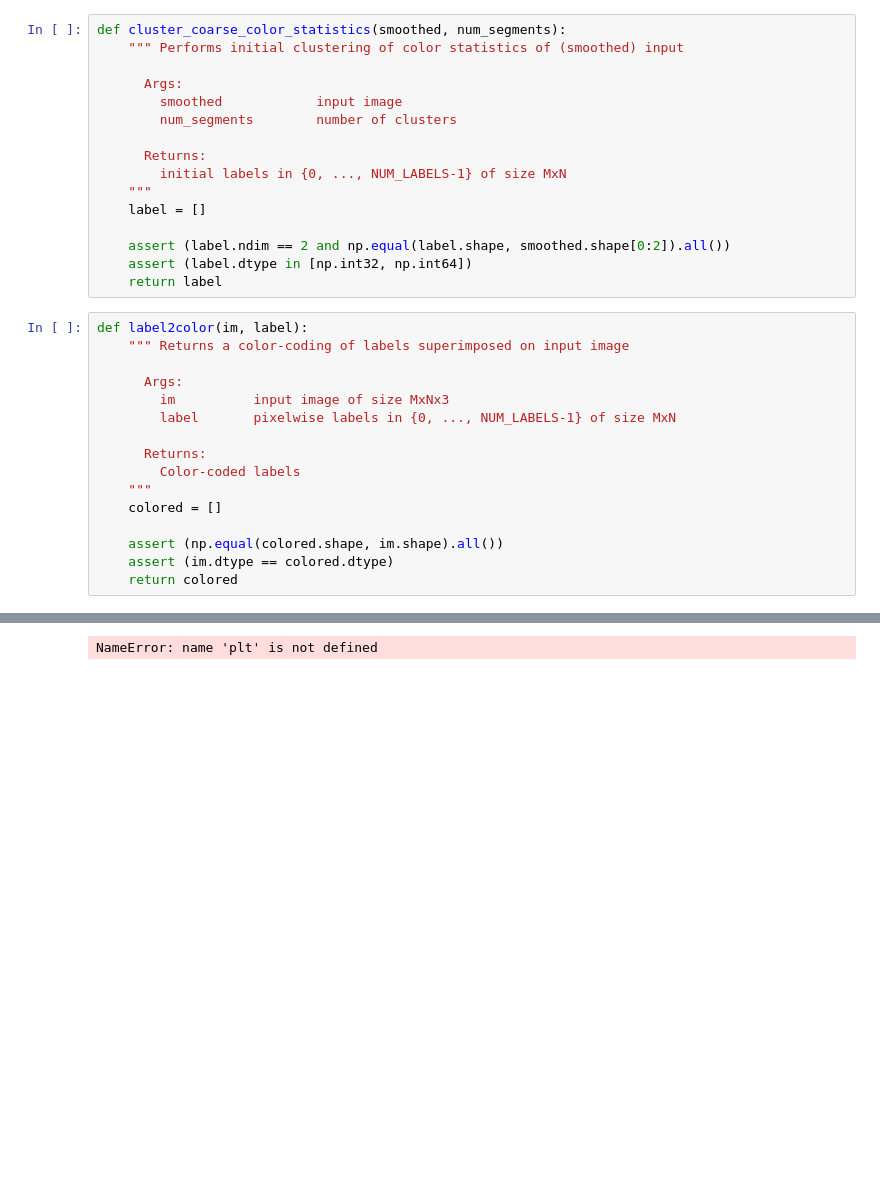
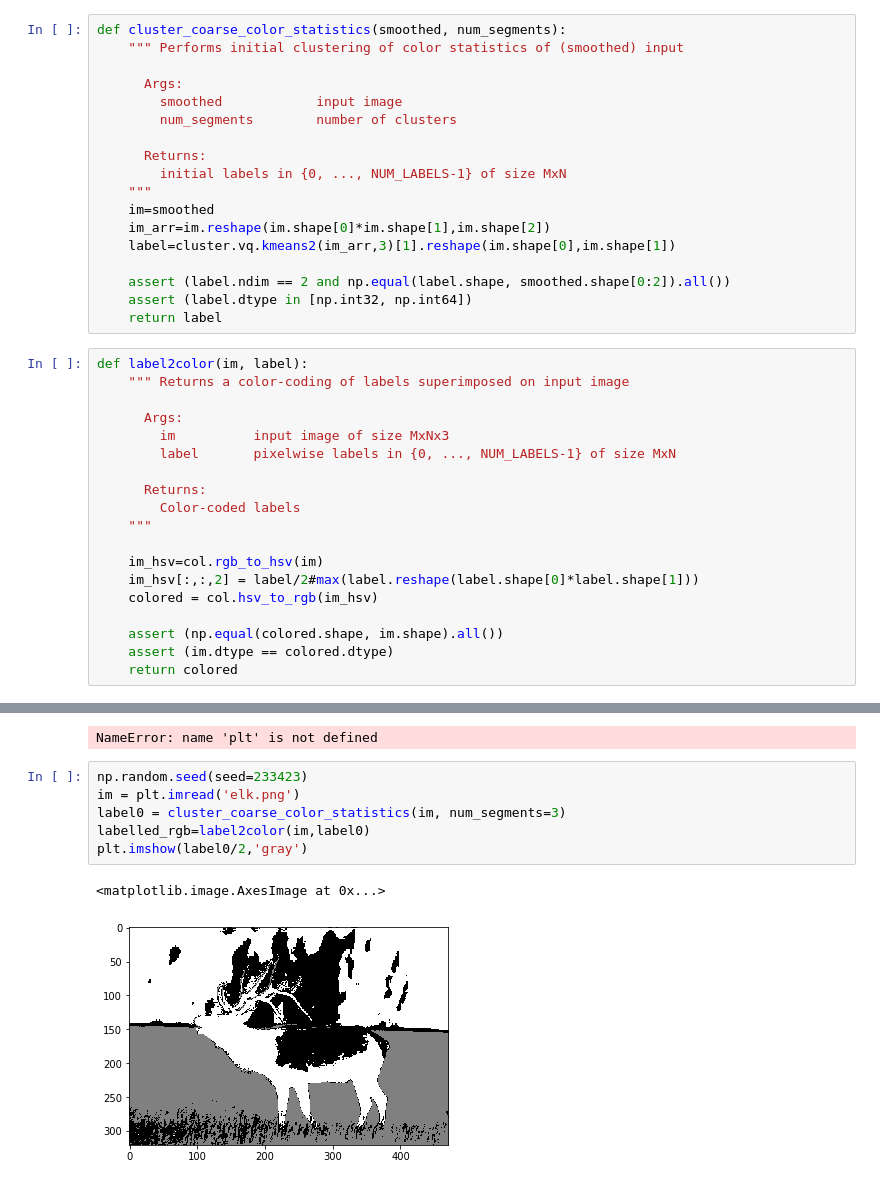
Before and after one commit to N1kYan/Computer-Vison-2, a Jupyter notebook: asgn4/skeleton/Untitled.ipynb, the cells around one changed output, grey strips where cells are left out. Saved outputs shown, nothing was run; the diff lists cells and outputs as text; blank space fills up the shorter version.

Commit message:
implemented labelling and label2color

```diff
--- a/asgn4/skeleton/Untitled.ipynb
+++ b/asgn4/skeleton/Untitled.ipynb
@@ -55,7 +56,9 @@ def cluster_coarse_color_statistics(smoothed, num_segments):
       Returns:
         initial labels in {0, ..., NUM_LABELS-1} of size MxN
     """
-    label = []
+    im=smoothed
+    im_arr=im.reshape(im.shape[0]*im.shape[1],im.shape[2])
+    label=cluster.vq.kmeans2(im_arr,3)[1].reshape(im.shape[0],im.shape[1])
 
     assert (label.ndim == 2 and np.equal(label.shape, smoothed.shape[0:2]).all())
     assert (label.dtype in [np.int32, np.int64])
@@ -71,7 +74,10 @@ def label2color(im, label):
       Returns:
         Color-coded labels
     """
-    colored = []
+
+    im_hsv=col.rgb_to_hsv(im)
+    im_hsv[:,:,2] = label/2#max(label.reshape(label.shape[0]*label.shape[1]))
+    colored = col.hsv_to_rgb(im_hsv)
 
     assert (np.equal(colored.shape, im.shape).all())
     assert (im.dtype == colored.dtype)
@@ -195,3 +201,12 @@ def problem1():
 problem1()
 # %% [output]
 NameError: name 'plt' is not defined
+# %%
+np.random.seed(seed=233423)
+im = plt.imread('elk.png')
+label0 = cluster_coarse_color_statistics(im, num_segments=3)
+labelled_rgb=label2color(im,label0)
+plt.imshow(label0/2,'gray')
+# %% [output]
+<matplotlib.image.AxesImage at 0x...>
+[figure, added]
```
Also changed, not shown: parts of 3 cells of this notebook.
